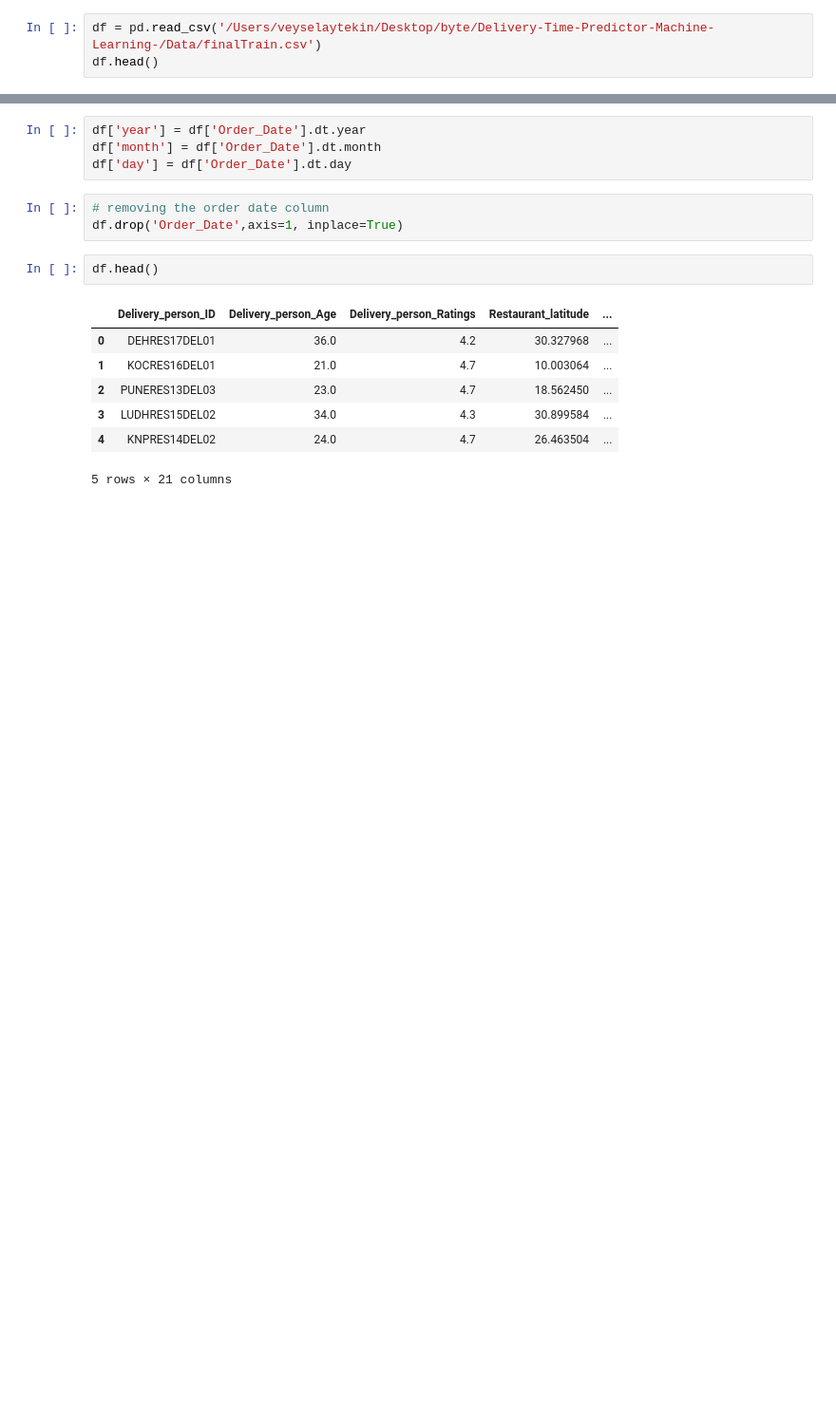
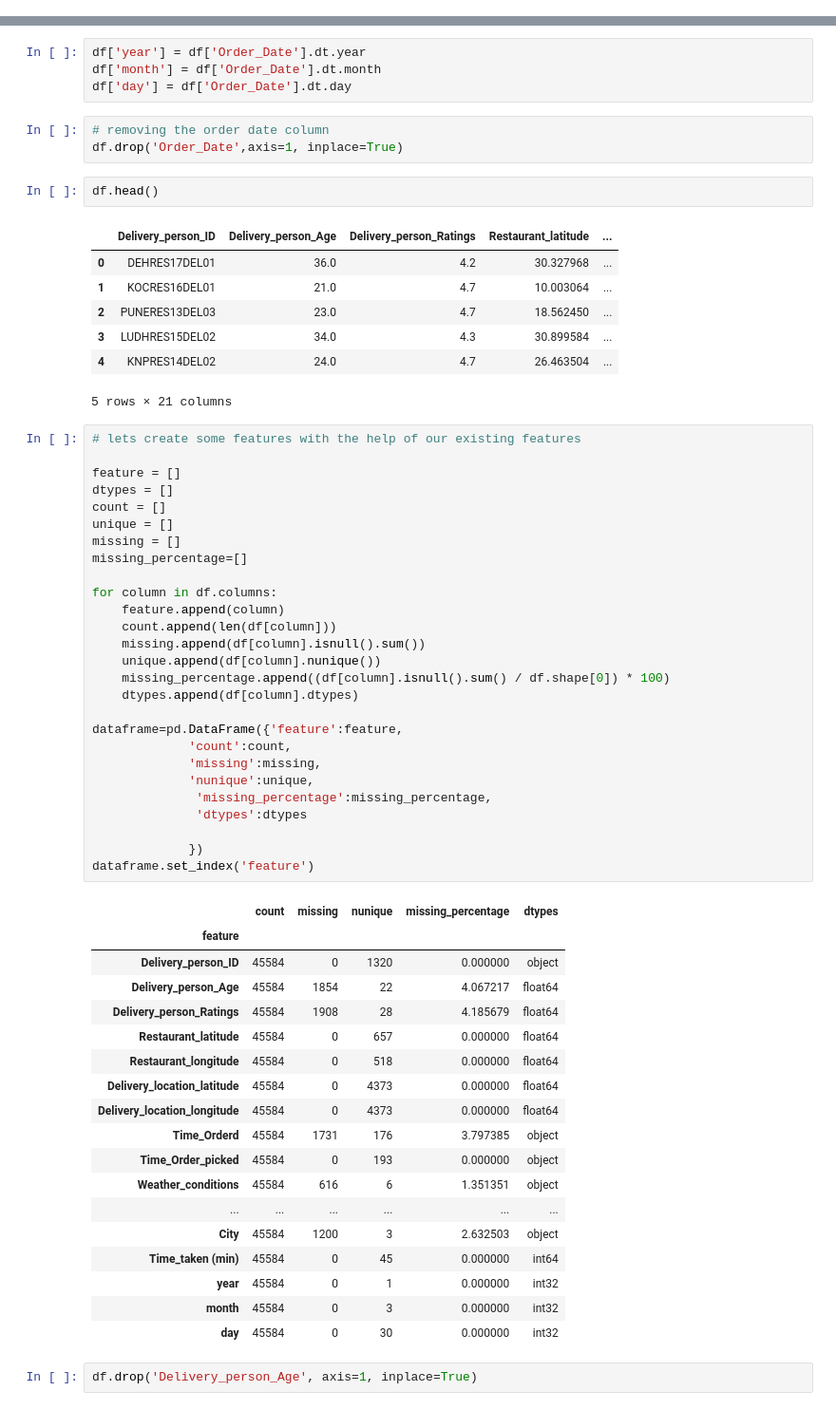
Before and after one commit to veyselaytekin1/Delivery-Time-Predictor-Machine-Learning-, a Jupyter notebook: Jupyter_Notebooks/delivery_time_predictor1.ipynb, the cells around one changed output, grey strips where cells are left out. Shown: that part at 95% size. Cells and saved outputs as stored; diff of their text form; blank space fills up the shorter version.

Commit message:
starting data cleaning

```diff
--- a/Jupyter_Notebooks/delivery_time_predictor1.ipynb
+++ b/Jupyter_Notebooks/delivery_time_predictor1.ipynb
@@ -36,3 +0,0 @@ ModuleNotFoundError: No module named 'sklearn'
-# %%
-df = pd.read_csv('/Users/veyselaytekin/Desktop/byte/Delivery-Time-Predictor-Machine-Learning-/Data/finalTrain.csv')
-df.head()
@@ -133,3 +53,51 @@ df.head()
 | 3 | LUDHRES15DEL02 | 34.0 | 4.3 | 30.899584 | ... |
 | 4 | KNPRES14DEL02 | 24.0 | 4.7 | 26.463504 | ... |
 5 rows × 21 columns
+# %%
+# lets create some features with the help of our existing features
+
+feature = []
+dtypes = []
+count = []
+unique = []
+missing = []
+missing_percentage=[]
+
+for column in df.columns:
+    feature.append(column)
+    count.append(len(df[column]))
+    missing.append(df[column].isnull().sum())
+    unique.append(df[column].nunique())
+    missing_percentage.append((df[column].isnull().sum() / df.shape[0]) * 100)
+    dtypes.append(df[column].dtypes)
+
+dataframe=pd.DataFrame({'feature':feature,
+             'count':count,
+             'missing':missing,
+             'nunique':unique,
+              'missing_percentage':missing_percentage,
+              'dtypes':dtypes
+
+             })
+dataframe.set_index('feature')
+# %% [output]
+|  | count | missing | nunique | missing_percentage | dtypes |
+| feature |  |  |  |  |  |
+| Delivery_person_ID | 45584 | 0 | 1320 | 0.000000 | object |
+| Delivery_person_Age | 45584 | 1854 | 22 | 4.067217 | float64 |
+| Delivery_person_Ratings | 45584 | 1908 | 28 | 4.185679 | float64 |
+| Restaurant_latitude | 45584 | 0 | 657 | 0.000000 | float64 |
+| Restaurant_longitude | 45584 | 0 | 518 | 0.000000 | float64 |
+| Delivery_location_latitude | 45584 | 0 | 4373 | 0.000000 | float64 |
+| Delivery_location_longitude | 45584 | 0 | 4373 | 0.000000 | float64 |
+| Time_Orderd | 45584 | 1731 | 176 | 3.797385 | object |
+| Time_Order_picked | 45584 | 0 | 193 | 0.000000 | object |
+| Weather_conditions | 45584 | 616 | 6 | 1.351351 | object |
+| ... | ... | ... | ... | ... | ... |
+| City | 45584 | 1200 | 3 | 2.632503 | object |
+| Time_taken (min) | 45584 | 0 | 45 | 0.000000 | int64 |
+| year | 45584 | 0 | 1 | 0.000000 | int32 |
+| month | 45584 | 0 | 3 | 0.000000 | int32 |
+| day | 45584 | 0 | 30 | 0.000000 | int32 |
+# %%
+df.drop('Delivery_person_Age', axis=1, inplace=True)
```
Also changed, not shown: parts of 26 cells of this notebook, 3 other files.
